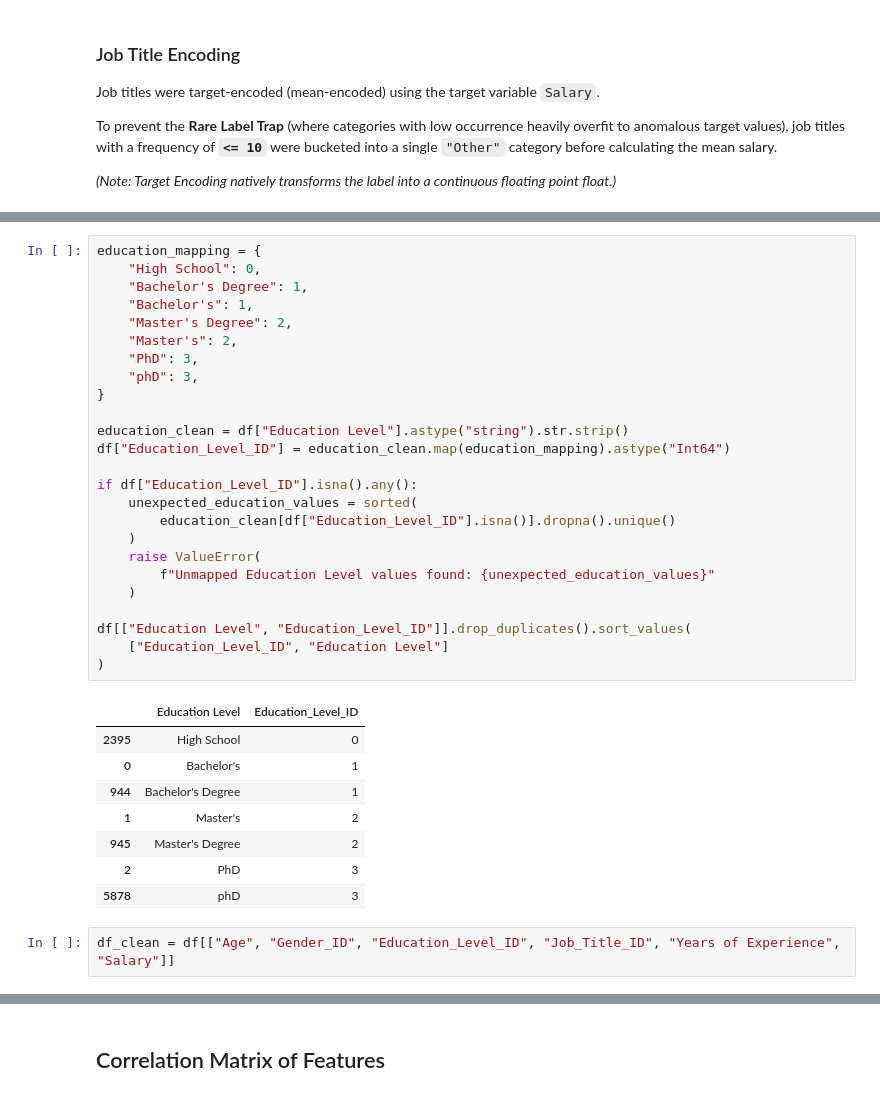
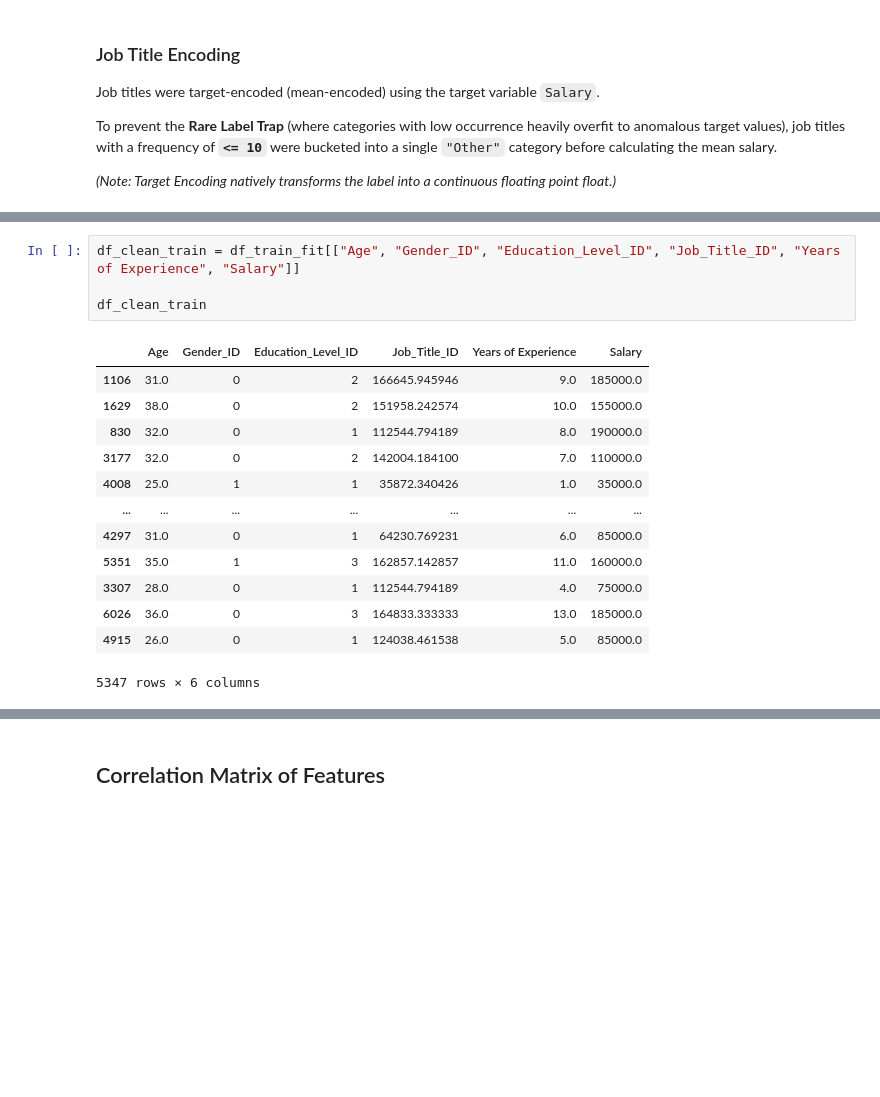
Before and after one commit to Gerum-Berhanu/linear-regression, a Jupyter notebook: salary-multi.ipynb, the cells around one changed output, grey strips where cells are left out. Cells and saved outputs as stored; diff of their text form; blank space fills up the shorter version.

```diff
--- a/salary-multi.ipynb
+++ b/salary-multi.ipynb
@@ -138,39 +97,21 @@ Equivalent text variants such as `Bachelor's` and `Bachelor's Degree` share the
-# %%
-education_mapping = {
-    "High School": 0,
-    "Bachelor's Degree": 1,
-    "Bachelor's": 1,
-    "Master's Degree": 2,
-    "Master's": 2,
-    "PhD": 3,
-    "phD": 3,
-}
-
-education_clean = df["Education Level"].astype("string").str.strip()
-df["Education_Level_ID"] = education_clean.map(education_mapping).astype("Int64")
-
-if df["Education_Level_ID"].isna().any():
-    unexpected_education_values = sorted(
-        education_clean[df["Education_Level_ID"].isna()].dropna().unique()
-    )
-    raise ValueError(
-        f"Unmapped Education Level values found: {unexpected_education_values}"
-    )
-
-df[["Education Level", "Education_Level_ID"]].drop_duplicates().sort_values(
-    ["Education_Level_ID", "Education Level"]
-)
-# %% [output]
-|  | Education Level | Education_Level_ID |
-| 2395 | High School | 0 |
-| 0 | Bachelor's | 1 |
-| 944 | Bachelor's Degree | 1 |
-| 1 | Master's | 2 |
-| 945 | Master's Degree | 2 |
-| 2 | PhD | 3 |
-| 5878 | phD | 3 |
 # %%
-df_clean = df[["Age", "Gender_ID", "Education_Level_ID", "Job_Title_ID", "Years of Experience", "Salary"]]
+df_clean_train = df_train_fit[["Age", "Gender_ID", "Education_Level_ID", "Job_Title_ID", "Years of Experience", "Salary"]]
+
+df_clean_train
+# %% [output]
+|  | Age | Gender_ID | Education_Level_ID | Job_Title_ID | Years of Experience | Salary |
+| 1106 | 31.0 | 0 | 2 | 166645.945946 | 9.0 | 185000.0 |
+| 1629 | 38.0 | 0 | 2 | 151958.242574 | 10.0 | 155000.0 |
+| 830 | 32.0 | 0 | 1 | 112544.794189 | 8.0 | 190000.0 |
+| 3177 | 32.0 | 0 | 2 | 142004.184100 | 7.0 | 110000.0 |
+| 4008 | 25.0 | 1 | 1 | 35872.340426 | 1.0 | 35000.0 |
+| ... | ... | ... | ... | ... | ... | ... |
+| 4297 | 31.0 | 0 | 1 | 64230.769231 | 6.0 | 85000.0 |
+| 5351 | 35.0 | 1 | 3 | 162857.142857 | 11.0 | 160000.0 |
+| 3307 | 28.0 | 0 | 1 | 112544.794189 | 4.0 | 75000.0 |
+| 6026 | 36.0 | 0 | 3 | 164833.333333 | 13.0 | 185000.0 |
+| 4915 | 26.0 | 0 | 1 | 124038.461538 | 5.0 | 85000.0 |
+5347 rows × 6 columns
 # %% [markdown]
 ### Report Summary (Data Changes)
 
```
Also changed, not shown: parts of 19 cells of this notebook.
